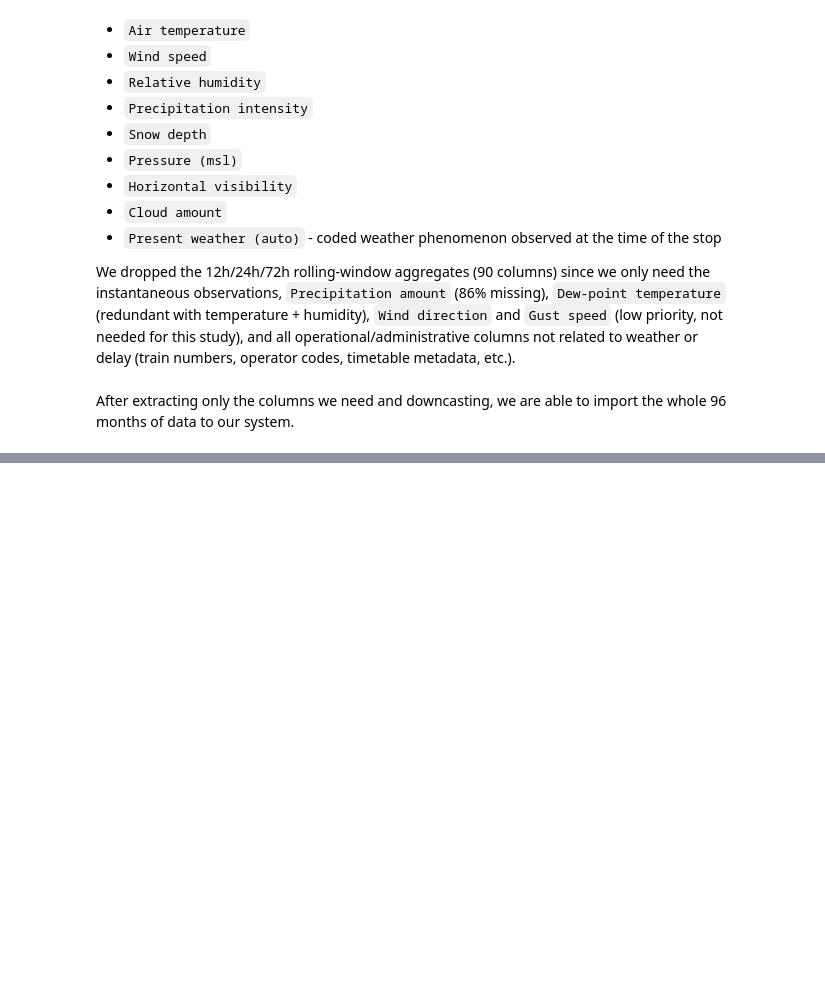
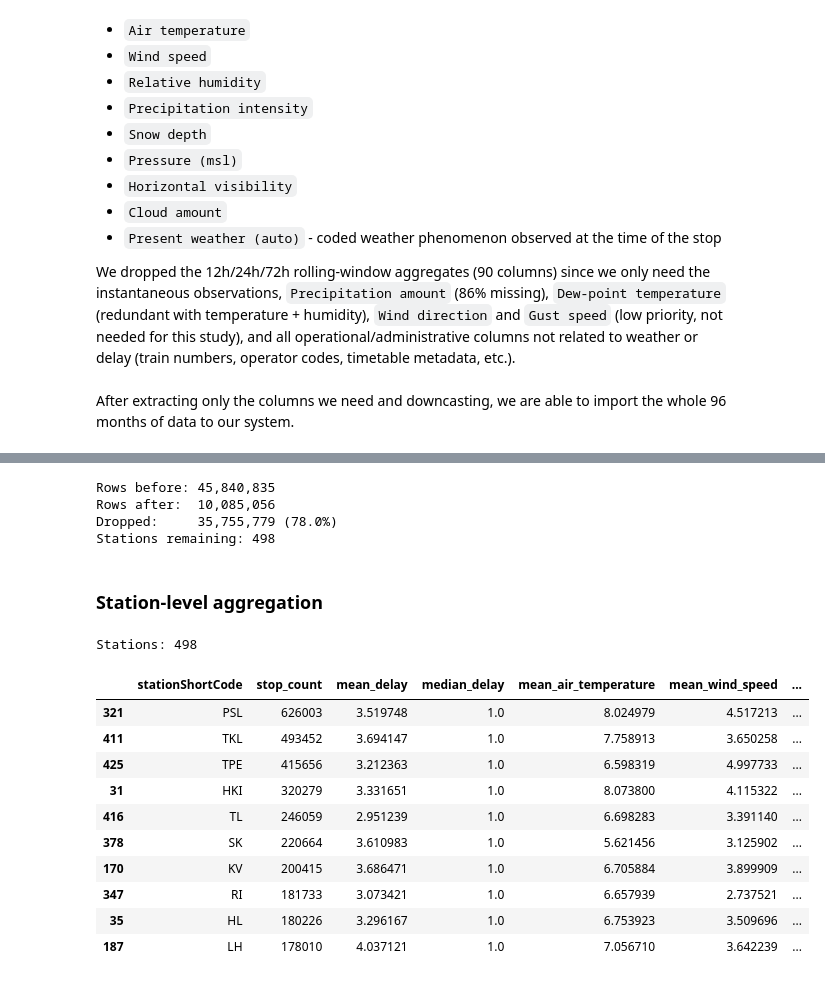
Before and after one commit to alekkiq/dkko-g2, a Jupyter notebook: project/project.ipynb, the cells around one changed output, grey strips where cells are left out. Saved outputs shown, nothing was run; the diff lists cells and outputs as text; code cells hidden in the pictures; blank space fills up the shorter version.

```diff
--- a/project/project.ipynb
+++ b/project/project.ipynb
@@ -202,0 +305,78 @@ After extracting only the columns we need and downcasting, we are able to import
+# %%
+#keep only rows where the train actually stopped, and drop the now-unneeded column
+rows_before = len(df_all)
+df_all = df_all[df_all['trainStopping']].drop(columns='trainStopping').reset_index(drop=True)
+df_all['stationShortCode'] = df_all['stationShortCode'].cat.remove_unused_categories()
+rows_after = len(df_all)
+
+print(f"Rows before: {rows_before:,}")
+print(f"Rows after:  {rows_after:,}")
+print(f"Dropped:     {rows_before - rows_after:,} ({(rows_before - rows_after) / rows_before * 100:.1f}%)")
+print(f"Stations remaining: {df_all['stationShortCode'].nunique()}")
+# %% [output]
+Rows before: 45,840,835
+Rows after:  10,085,056
+Dropped:     35,755,779 (78.0%)
+Stations remaining: 498
+# %% [markdown]
+### Station-level aggregation
+# %%
+#overall per-station delay and weather averages
+station_features = (
+    df_all
+    .groupby('stationShortCode', observed=True)
+    .agg(
+        stop_count=('differenceInMinutes', 'size'),
+        mean_delay=('differenceInMinutes', 'mean'),
+        median_delay=('differenceInMinutes', 'median'),
+        mean_air_temperature=('Air temperature', 'mean'),
+        mean_wind_speed=('Wind speed', 'mean'),
+        mean_relative_humidity=('Relative humidity', 'mean'),
+        mean_precipitation_intensity=('Precipitation intensity', 'mean'),
+        mean_snow_depth=('Snow depth', 'mean'),
+        mean_pressure=('Pressure (msl)', 'mean'),
+        mean_horizontal_visibility=('Horizontal visibility', 'mean'),
+        mean_cloud_amount=('Cloud amount', 'mean'),
+    )
+    .reset_index()
+)
+
+#average delay per station, split by weather condition, to capture weather-specific vulnerability
+rain_mask = df_all['Precipitation intensity'] > 0
+freezing_mask = df_all['Air temperature'] < 0
+snow_mask = df_all['Snow depth'] > 0
+
+def delay_by_station(mask, name):
+    return (
+        df_all[mask]
+        .groupby('stationShortCode', observed=True)['differenceInMinutes']
+        .mean()
+        .rename(name)
+        .reset_index()
+    )
+
+condition_masks = [
+    (rain_mask, 'mean_delay_rain'),
+    (~rain_mask, 'mean_delay_dry'),
+    (freezing_mask, 'mean_delay_freezing'),
+    (snow_mask, 'mean_delay_snow'),
+]
+
+for mask, name in condition_masks:
+    station_features = station_features.merge(delay_by_station(mask, name), on='stationShortCode', how='left')
+
+print(f"Stations: {len(station_features)}")
+station_features.sort_values('stop_count', ascending=False).head(10)
+# %% [output]
+Stations: 498
+|  | stationShortCode | stop_count | mean_delay | median_delay | mean_air_temperature | mean_wind_speed | ... |
+| 321 | PSL | 626003 | 3.519748 | 1.0 | 8.024979 | 4.517213 | ... |
+| 411 | TKL | 493452 | 3.694147 | 1.0 | 7.758913 | 3.650258 | ... |
+| 425 | TPE | 415656 | 3.212363 | 1.0 | 6.598319 | 4.997733 | ... |
+| 31 | HKI | 320279 | 3.331651 | 1.0 | 8.073800 | 4.115322 | ... |
+| 416 | TL | 246059 | 2.951239 | 1.0 | 6.698283 | 3.391140 | ... |
+| 378 | SK | 220664 | 3.610983 | 1.0 | 5.621456 | 3.125902 | ... |
+| 170 | KV | 200415 | 3.686471 | 1.0 | 6.705884 | 3.899909 | ... |
+| 347 | RI | 181733 | 3.073421 | 1.0 | 6.657939 | 2.737521 | ... |
+| 35 | HL | 180226 | 3.296167 | 1.0 | 6.753923 | 3.509696 | ... |
+| 187 | LH | 178010 | 4.037121 | 1.0 | 7.056710 | 3.642239 | ... |
```
Also changed, not shown: parts of 10 cells of this notebook.
